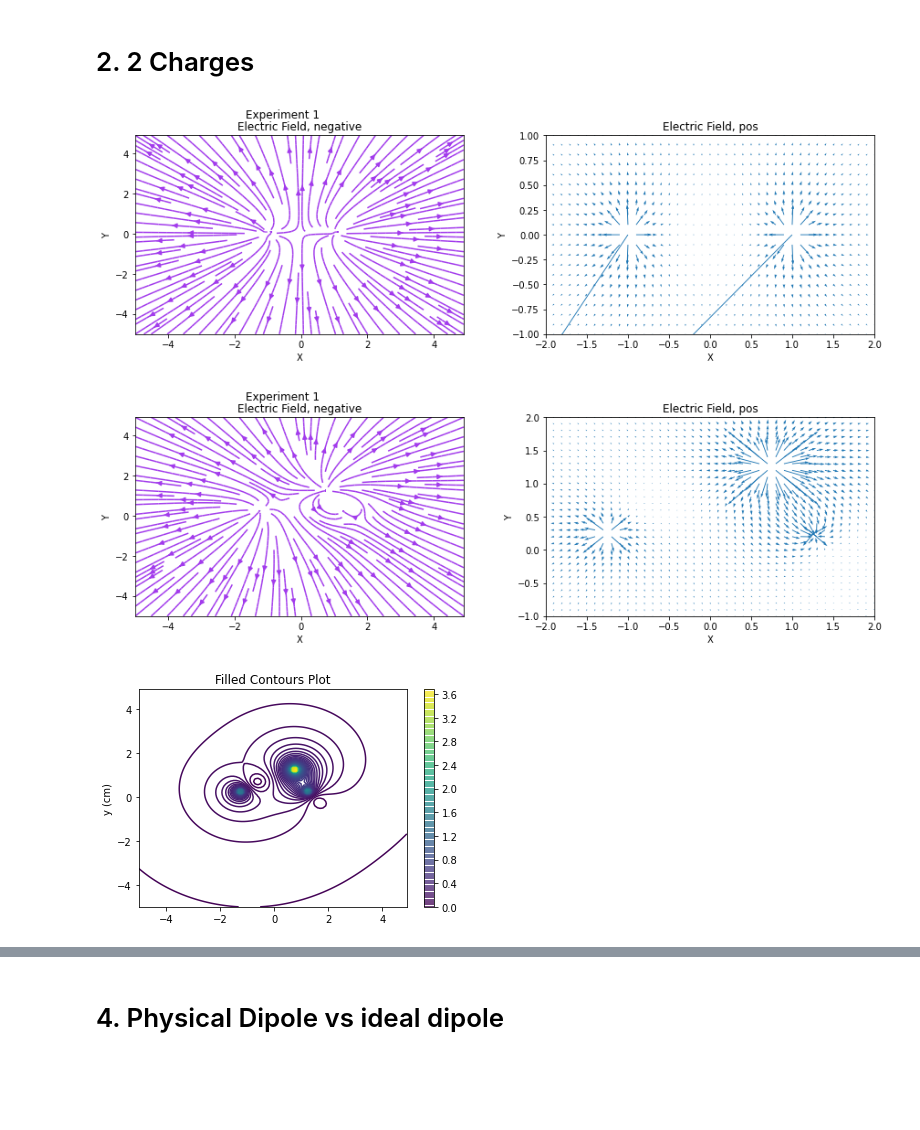
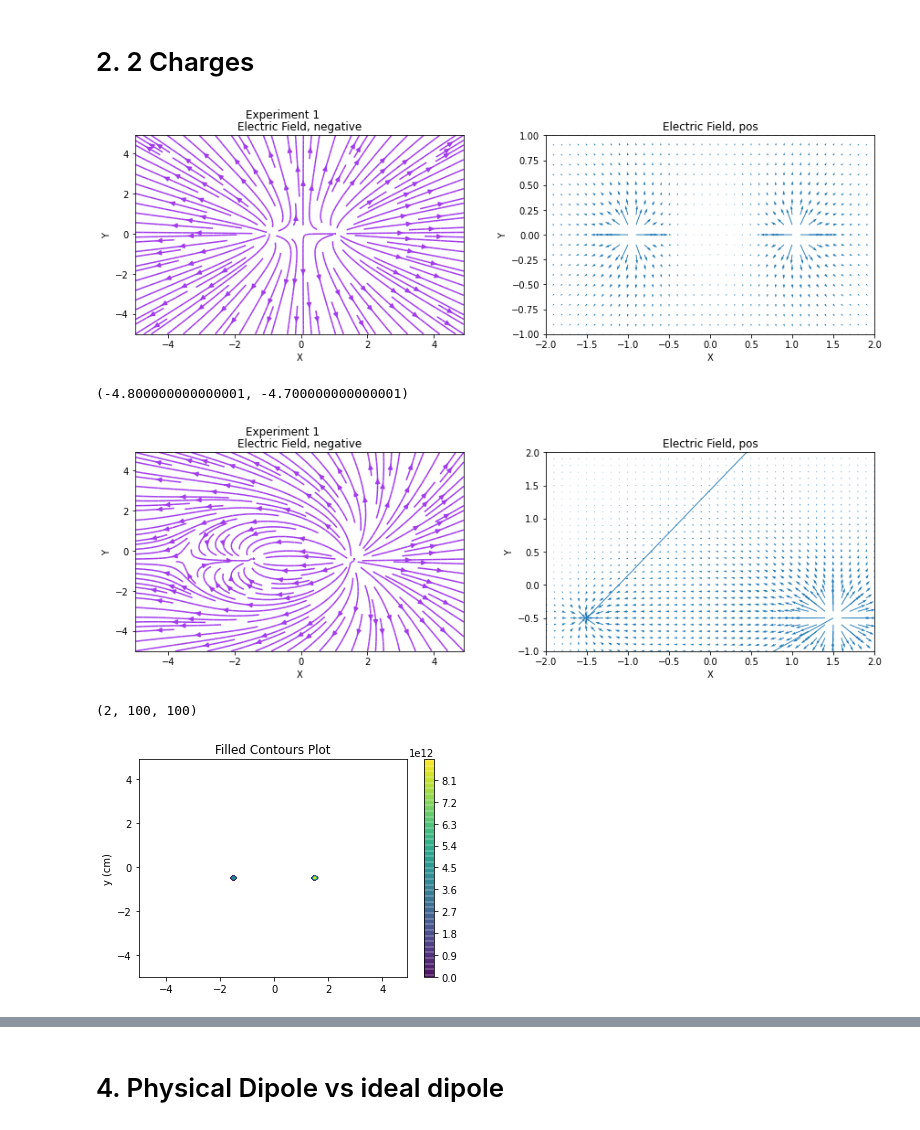
Before and after one commit to jcandane/PhysicsI_Labs, a Jupyter notebook: phy132_lab2.ipynb, the cells around one changed output, grey strips where cells are left out. Saved outputs shown, nothing was run; the diff lists cells and outputs as text; code cells hidden in the pictures; blank space fills up the shorter version.

```diff
--- a/phy132_lab2.ipynb
+++ b/phy132_lab2.ipynb
@@ -81,8 +117,8 @@ fig.show()
 # 2. 2 Charges
 # %%
 # Assign vector directions
-x1 = np.array([1, 0])
-x2 = np.array([-1, 0])
+x1 = np.array([1+dx/2, 0])
+x2 = np.array([-1+dx/2, 0])
 qa = 1
 qb = -1
 
@@ -103,16 +139,20 @@ ax2.set_xlim([-2,2])
 ax2.set_ylim([-1,1])
 fig.show()
 # %% [output]
-[figure, old version]
+[figure, new version]
+# %%
+X[3,2], Y[3,2]
+# %% [output]
+(-4.800000000000001, -4.700000000000001)
 # %%
 # Assign vector directions
-x1 = np.array([1.25, 0.25])
-x2 = np.array([-1.25, 0.25])
-x3 = np.array([0.75, 1.25])
+x1 = np.array([-1.5, -0.5])
+x2 = np.array([ 0.0,  1.5])
+x3 = np.array([1.5, -0.5])
 qa = 1
 qb = -1
 
-Exy = point_chargeE(-0.1, x1, X, Y) + point_chargeE(0.1, x2, X, Y) + + point_chargeE(0.25, x3, X, Y)
+Exy = point_chargeE(-0.1, x1, X, Y) + point_chargeE(0.25, x3, X, Y) ## + point_chargeE(0.1, x2, X, Y)
 
 fig, (ax1, ax2) = plt.subplots(1, 2)
 fig.suptitle("Experiment 1")
@@ -129,18 +169,22 @@ ax2.set_xlim([-2,2])
 ax2.set_ylim([-1,2])
 fig.show()
 # %% [output]
-[figure, old version]
+[figure, new version]
+# %%
+point_chargeE(0.25, x3, X, Y).shape
+# %% [output]
+(2, 100, 100)
 # %%
 fig,ax=plt.subplots(1,1)
-cp = ax.contour(X, Y, norm(Exy, axis=0), levels=90) ## contourf
+cp = ax.contour(X, Y, norm(Exy, axis=0), levels=200) ## contourf
 #plt.contour(X, Y, Z, colors='black');
 fig.colorbar(cp) # Add a colorbar to a plot
 ax.set_title('Filled Contours Plot')
 #ax.set_xlabel('x (cm)')
 ax.set_ylabel('y (cm)')
 plt.show()
 # %% [output]
-[figure, old version]
+[figure, new version]
 # %%
 Ex = -np.gradient(norm(Exy, axis=0), axis=1)
 Ey = -np.gradient(norm(Exy, axis=0), axis=0)
```
Also changed, not shown: parts of 17 cells of this notebook.
